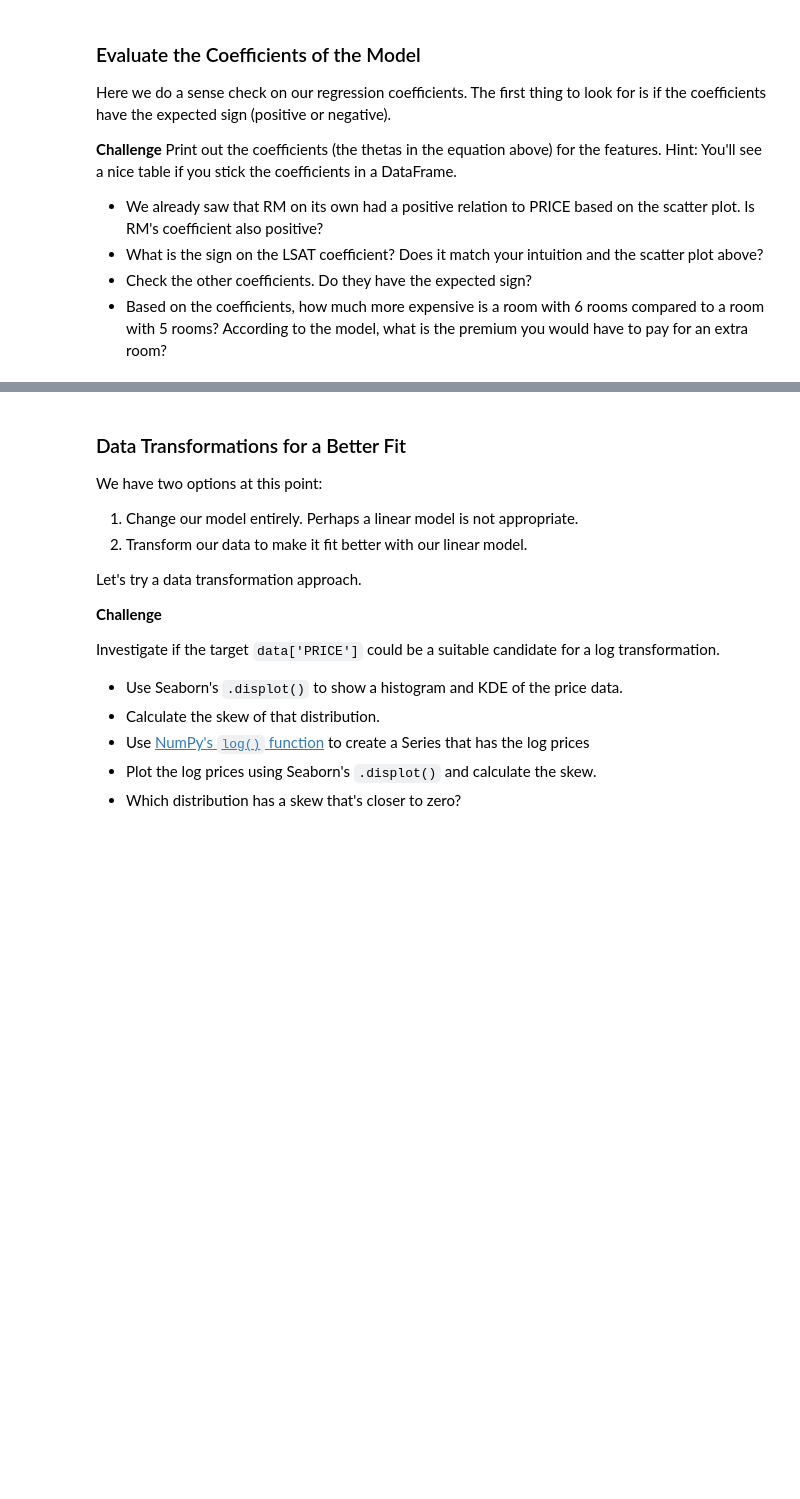
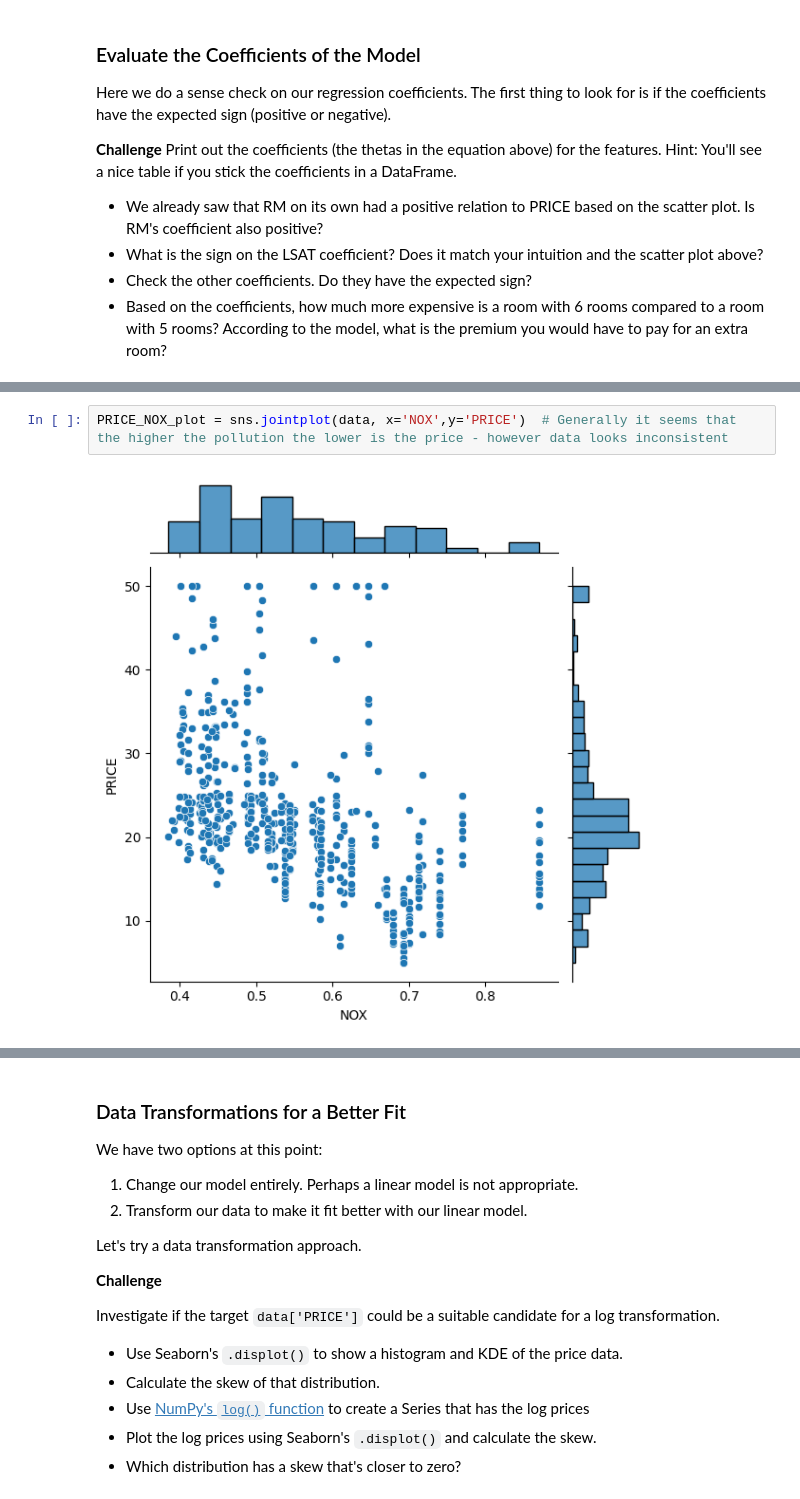
Before and after one commit to yakubszatkowski/100-days-python, a Jupyter notebook: Day 80 - Predicting house prices/Multivariable_Regression_and_Valuation_Model_(start).ipynb, the cells around one changed output, grey strips where cells are left out. Cells and saved outputs as stored; diff of their text form; blank space fills up the shorter version.

```diff
--- a/Day 80 - Predicting house prices/Multivariable_Regression_and_Valuation_Model_(start).ipynb
+++ b/Day 80 - Predicting house prices/Multivariable_Regression_and_Valuation_Model_(start).ipynb
@@ -473,3 +534,7 @@ Here we do a sense check on our regression coefficients. The first thing to look
+# %%
+PRICE_NOX_plot = sns.jointplot(data, x='NOX',y='PRICE')  # Generally it seems that the higher the pollution the lower is the price - however data looks inconsistent
+# %% [output]
+[figure, added]
 # %% [markdown]
 ### Analyse the Estimated Values & Regression Residuals
 
```
Also changed, not shown: parts of 11 cells of this notebook.
